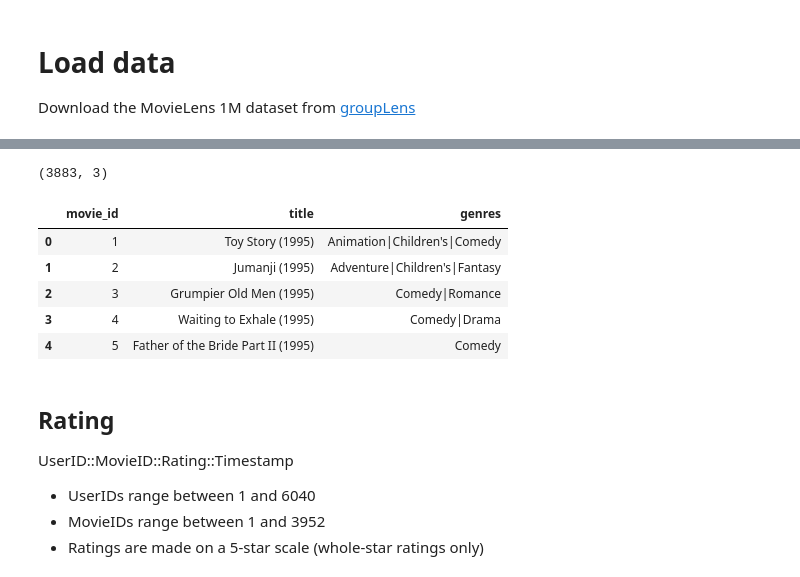
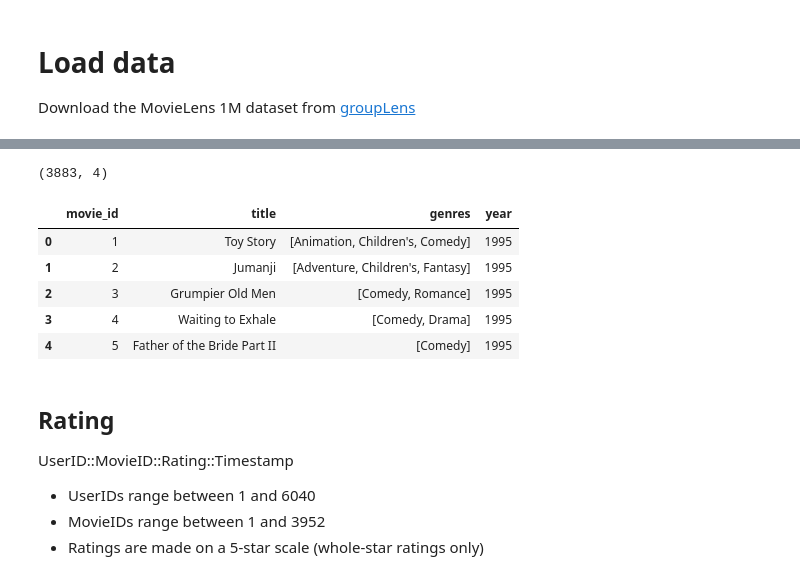
Before and after one commit to placeboo/RecSys, a Jupyter notebook: MovieLens/notebook.ipynb, the cells around one changed output, grey strips where cells are left out. Drawn from its saved outputs; the diff is of its cells as text; code cells hidden in the pictures.

```diff
--- a/MovieLens/notebook.ipynb
+++ b/MovieLens/notebook.ipynb
@@ -14,16 +42,21 @@ Download the MovieLens 1M dataset from [groupLens](https://grouplens.org/dataset
 # %%
-movie_df = pd.read_csv("data/raw/ml-1m/movies.dat", delimiter='::', header=None, engine='python', encoding='latin-1')
+# movie
+movie_df = pd.read_csv("data/raw/ml-1m/movies.dat",  delimiter='::', header=None, engine='python', encoding='latin-1')
+# remove year from title and add year column
+movie_df[3] = movie_df[1].str.extract(r"\((\d{4})\)$")
+movie_df[1] = movie_df[1].str.replace(r"\(\d{4}\)$", "", regex=True)
+movie_df[2] = movie_df[2].str.split("|")
 movie_df.columns = MOVIE_COLUMN_NAMES
 print(movie_df.shape)
 movie_df.head()
 # %% [output]
-(3883, 3)
+(3883, 4)
-|  | movie_id | title | genres |
-| 0 | 1 | Toy Story (1995) | Animation|Children's|Comedy |
-| 1 | 2 | Jumanji (1995) | Adventure|Children's|Fantasy |
-| 2 | 3 | Grumpier Old Men (1995) | Comedy|Romance |
-| 3 | 4 | Waiting to Exhale (1995) | Comedy|Drama |
-| 4 | 5 | Father of the Bride Part II (1995) | Comedy |
+|  | movie_id | title | genres | year |
+| 0 | 1 | Toy Story | [Animation, Children's, Comedy] | 1995 |
+| 1 | 2 | Jumanji | [Adventure, Children's, Fantasy] | 1995 |
+| 2 | 3 | Grumpier Old Men | [Comedy, Romance] | 1995 |
+| 3 | 4 | Waiting to Exhale | [Comedy, Drama] | 1995 |
+| 4 | 5 | Father of the Bride Part II | [Comedy] | 1995 |
 # %% [markdown]
 ## Rating
 UserID::MovieID::Rating::Timestamp
```
Also changed, not shown: parts of 14 cells of this notebook, 3 other files.
